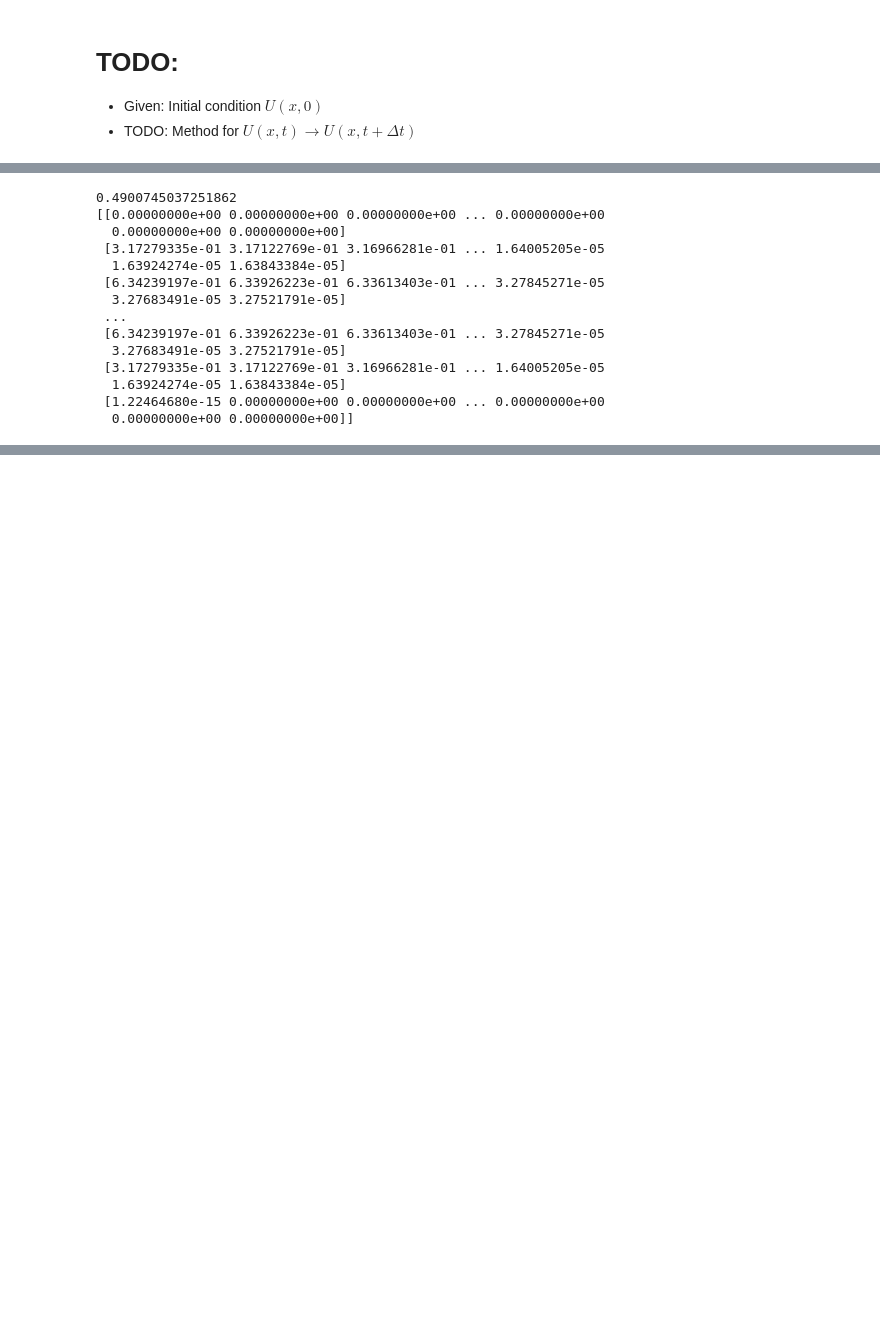
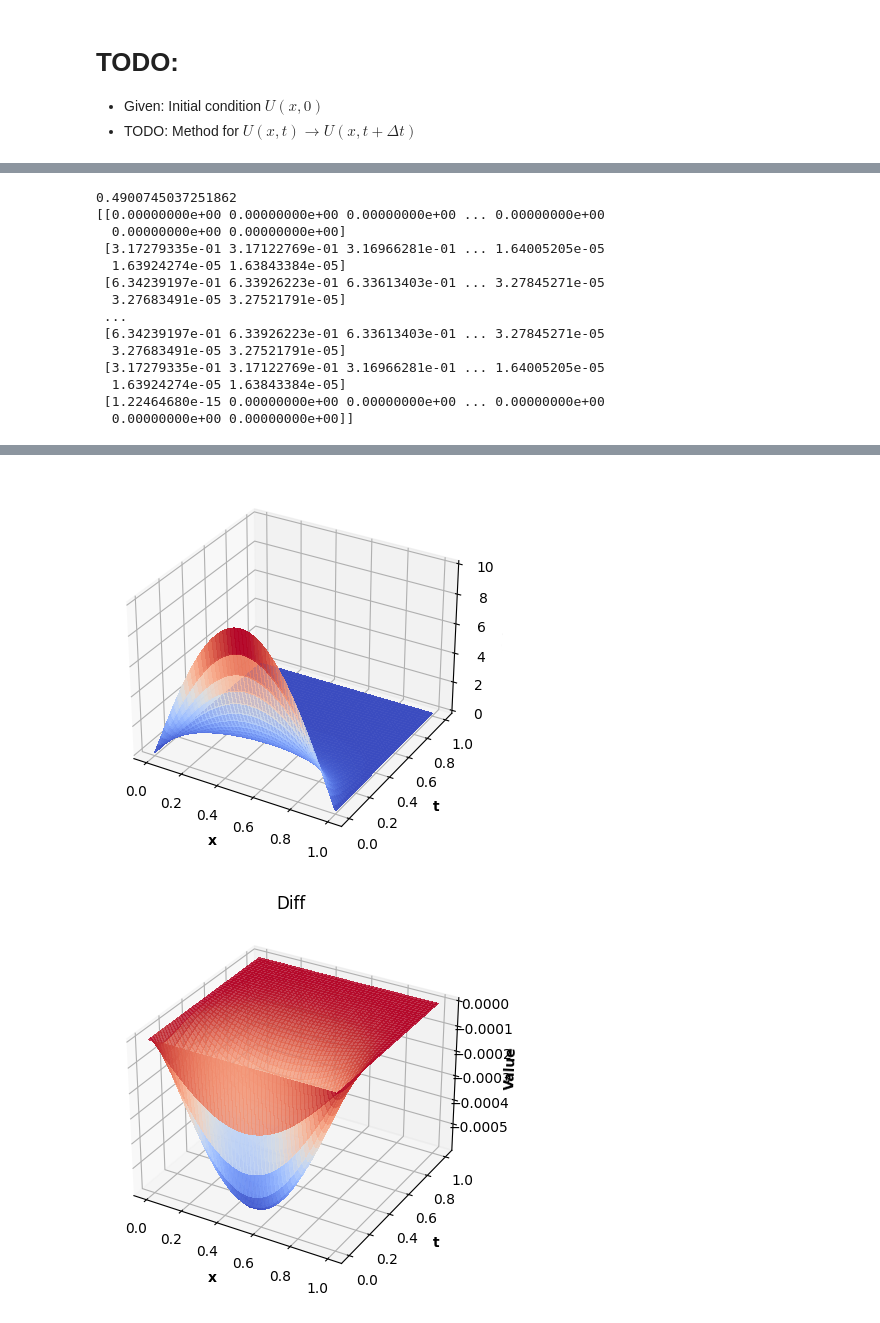
Before and after one commit to QuantCourseBP/QuantCourseBP, a Jupyter notebook: Lectures/Finite_method_intro/Finite_difference_method_intro.ipynb, the cells around one changed output, grey strips where cells are left out. Saved outputs shown, nothing was run; the diff lists cells and outputs as text; code cells hidden in the pictures; blank space fills up the shorter version.

```diff
--- a/Lectures/Finite_method_intro/Finite_difference_method_intro.ipynb
+++ b/Lectures/Finite_method_intro/Finite_difference_method_intro.ipynb
@@ -167,22 +174,20 @@ Where: $r = k/h^2$
 # %%
-
 x_step = 100
 t_step = 2*x_step**2
 
 explicit = get_my_heat_grid(x_step, t_step)
 explicit_grid = explicit["grid"]
-explicit_h = explicit["h"]
-explicit_k = explicit["k"]
+explicit_dt = explicit["dt"]
+explicit_dx = explicit["dx"]
 
-explicit_r = explicit_k/explicit_h**2.0
+explicit_r = explicit_dt/explicit_dx**2.0
 print(explicit_r)
-for t_n in range(1,explicit_grid.shape[1]):
-    for x_j in range(1,explicit_grid.shape[0]-1):
-        explicit_grid[x_j,t_n] = (1.-2.*explicit_r)*explicit_grid[x_j,t_n-1] + explicit_r * (
-            explicit_grid[x_j+1,t_n-1]+explicit_grid[x_j-1,t_n-1])
+for n in range(0,explicit_grid.shape[1]-1):
+    for j in range(1,explicit_grid.shape[0]-1):
+        explicit_grid[j,n+1] = (1.-2.*explicit_r)*explicit_grid[j,n] + explicit_r * (
+            explicit_grid[j+1,n]+explicit_grid[j-1,n])
 print(explicit_grid)
 
-%matplotlib notebook
 plot_2d((0, 1, x_step), (0, 1, t_step), analytic_func=heat_simple_solution, grid_values=explicit_grid.T, z_lim=(0,10.))
 # plot_2d((0, 1, x_step), (0, 1, t_step), analytic_func=heat_simple_solution)
 # %% [output]
@@ -205,3 +208,5 @@ plot_2d((0, 1, x_step), (0, 1, t_step), analytic_func=heat_simple_solution, grid
+[figure, added]
+[figure, added]
 # %% [markdown]
 # Implicit method:
 * **Backward** time difference
```
Also changed, not shown: parts of 17 cells of this notebook.
